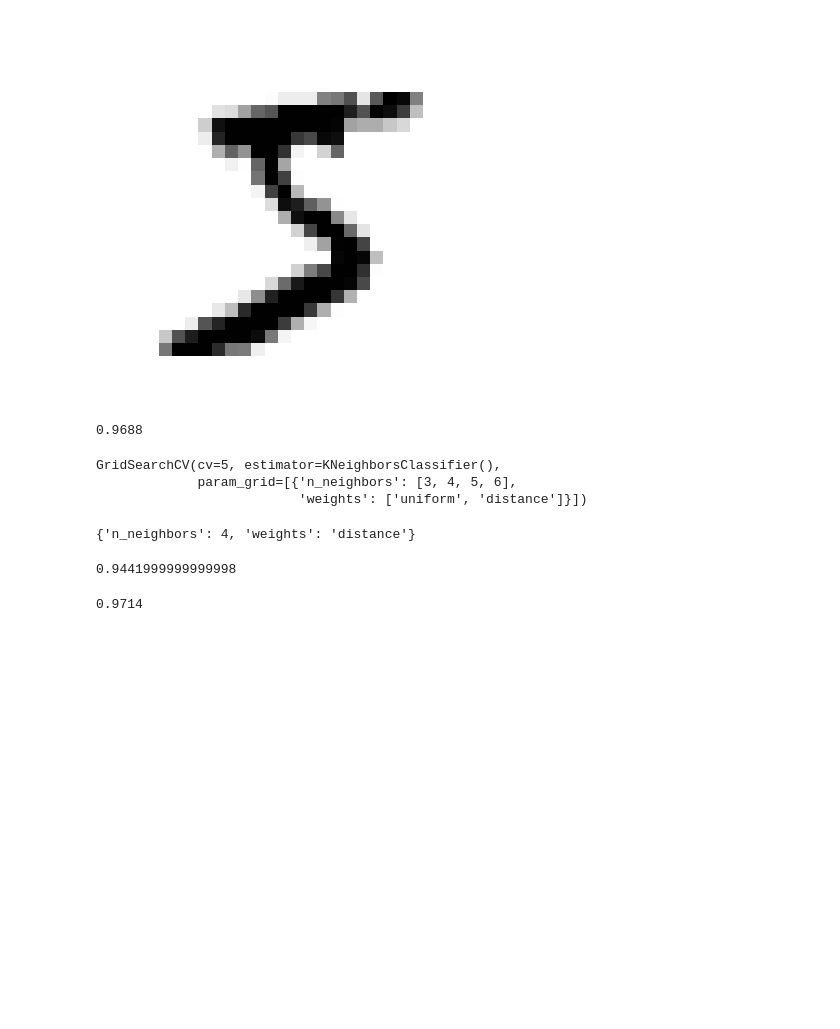
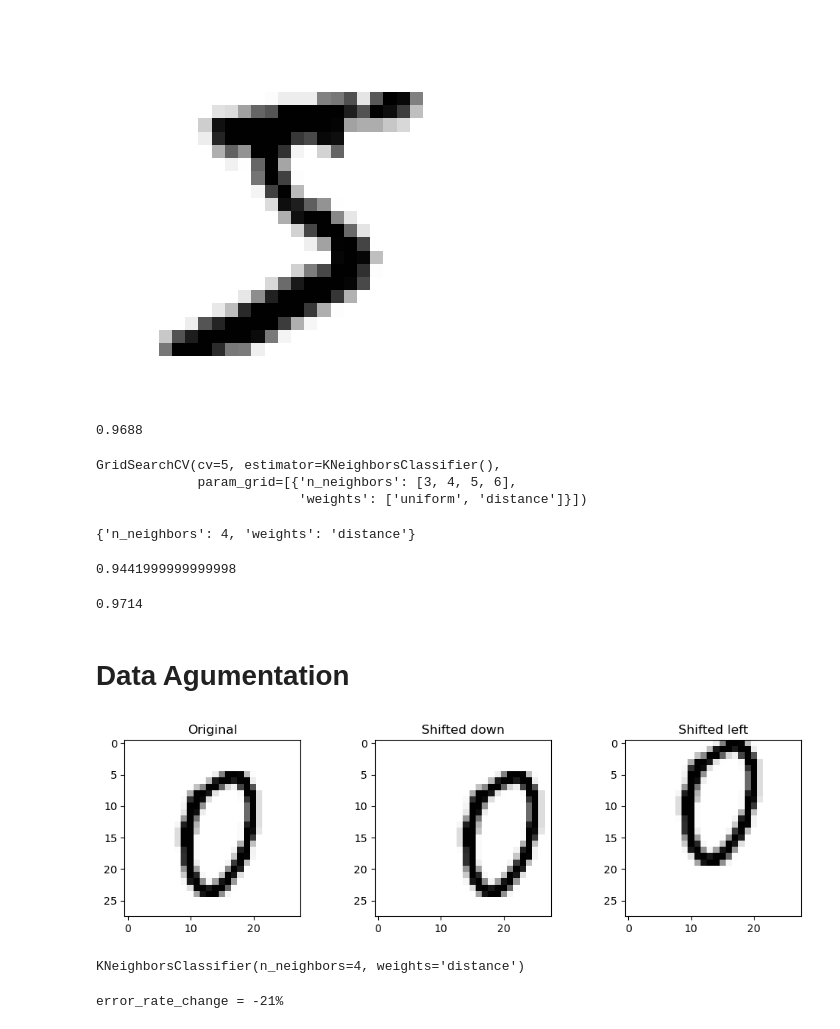
Before and after one commit to phroo02/MNIST, a Jupyter notebook: src/MINST Classifier with over 97& Accuracy.ipynb, the cells around one changed output. Saved outputs shown, nothing was run; the diff lists cells and outputs as text; code cells hidden in the pictures; blank space fills up the shorter version.

Commit message:
Data Augmentation

```diff
--- a/src/MINST Classifier with over 97& Accuracy.ipynb
+++ b/src/MINST Classifier with over 97& Accuracy.ipynb
@@ -64,3 +64,5 @@ tuned_accuracy = grid_search.score(X_test, y_test)
 tuned_accuracy
 # %% [output]
 0.9714
+# %% [markdown]
+# Data Agumentation
@@ -66,0 +72,25 @@ tuned_accuracy
+# %%
+def shift_image(image, dx, dy):
+       image = image.reshape(28, 28)
+       shifted_image = shift(image, [dx, dy], cval=0, mode="constant")
+       return shifted_image.reshape([-1])
+# %%
+image = X_train[1000]
+shifted_image_down = shift_image(image, 0, 5)
+shifted_image_left = shift_image(image, -5, 0)
+plt.figure(figsize=(12, 3))
+plt.subplot(131)
+plt.title("Original")
+plt.imshow(image.reshape(28, 28),
+           interpolation="nearest", cmap="Greys")
+plt.subplot(132)
+plt.title("Shifted down")
+plt.imshow(shifted_image_down.reshape(28, 28),
+           interpolation="nearest", cmap="Greys")
+plt.subplot(133)
+plt.title("Shifted left")
+plt.imshow(shifted_image_left.reshape(28, 28),
+           interpolation="nearest", cmap="Greys")
+plt.show()
+# %% [output]
+[figure, added]
@@ -66,0 +128,11 @@ tuned_accuracy
+# %%
+knn_clf.fit(X_train_augmented, y_train_augmented)
+# %% [output]
+KNeighborsClassifier(n_neighbors=4, weights='distance')
+# %%
+augmented_accuracy = knn_clf.score(X_test, y_test)
+augmented_accuracy
+error_rate_change = (1 - augmented_accuracy) / (1 - tuned_accuracy) - 1
+print(f"error_rate_change = {error_rate_change:.0%}")
+# %% [output]
+error_rate_change = -21%
```
Also changed, not shown: parts of 5 cells of this notebook, 1 other file.
